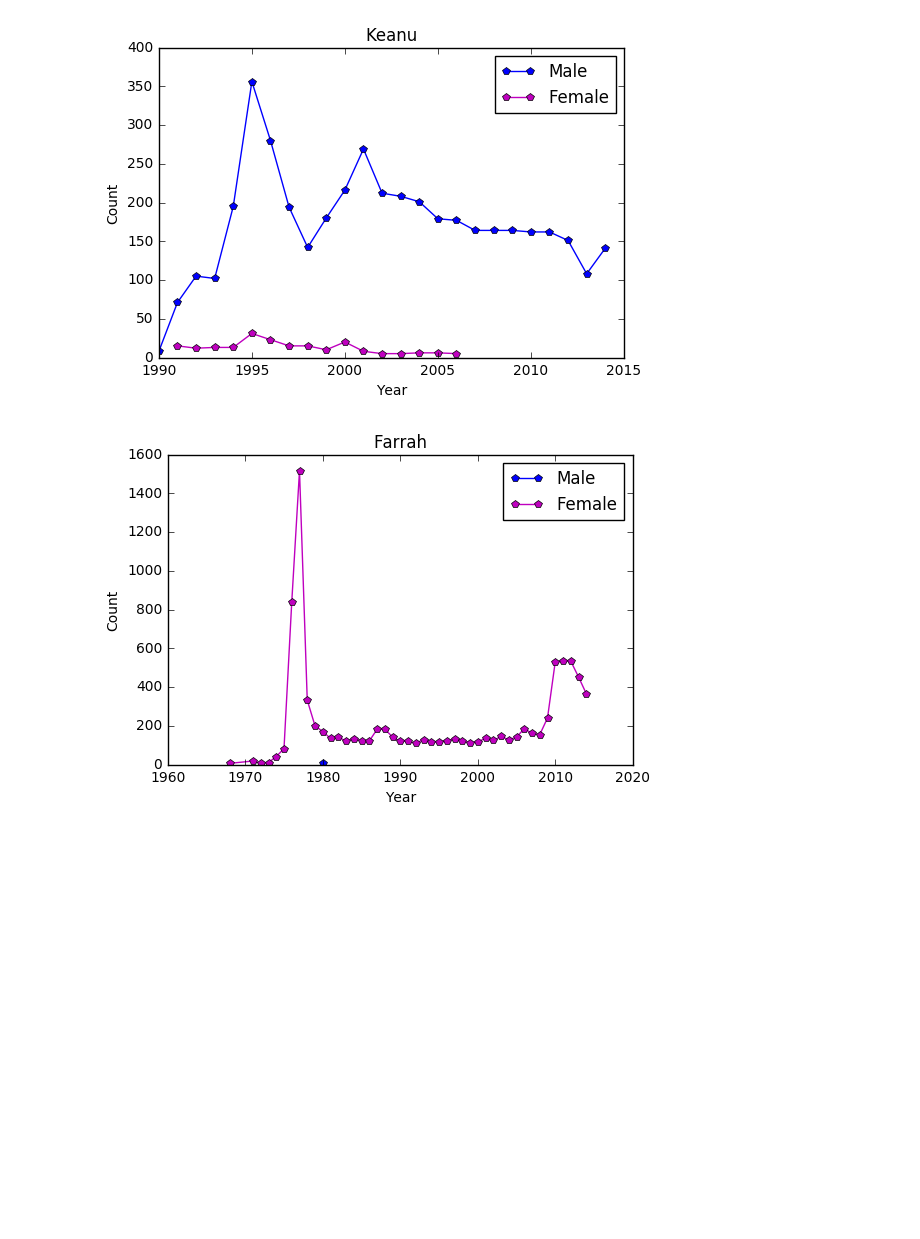
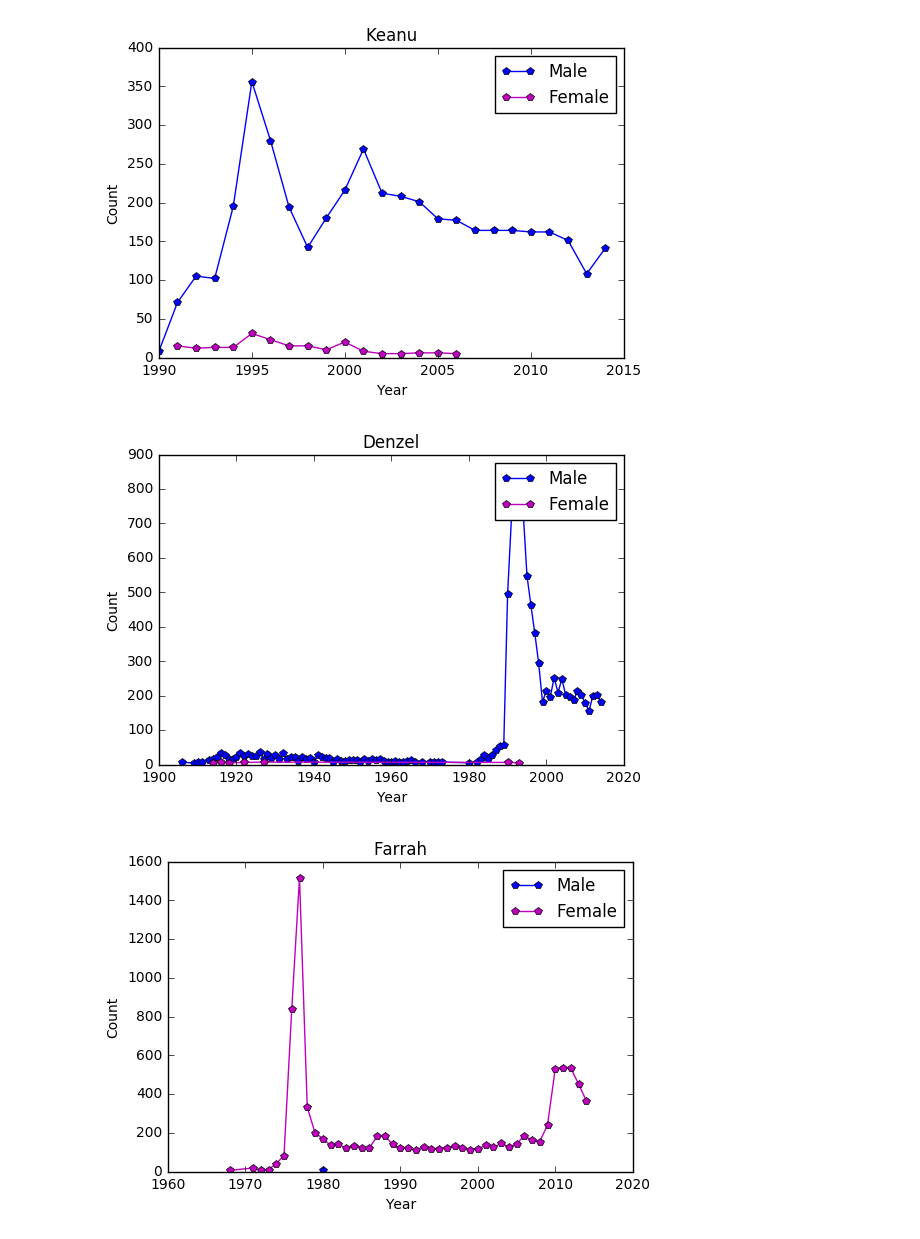
Before and after one commit to hannabarr/DatabasesFinalProject, a Jupyter notebook: FinalProject.ipynb, the cells around one changed output. Drawn from its saved outputs; the diff is of its cells as text; code cells hidden in the pictures; blank space fills up the shorter version.

Commit message:
I'm Hanna and I made Denzel plots

```diff
--- a/FinalProject.ipynb
+++ b/FinalProject.ipynb
@@ -46,6 +46,16 @@ keanuFCounts = pd.DataFrame(cursor.fetchall(), columns=[r[0] for r in cursor.des
 makePlot(keanuMCounts, keanuFCounts, "Keanu")
 # %% [output]
 [figure]
+# %%
+denzelMquery, denzelFquery = buildQuery("Denzel")
+cursor.execute(denzelMquery)
+denzelMCounts = pd.DataFrame(cursor.fetchall(), columns=[r[0] for r in cursor.description])
+cursor.execute(denzelFquery)
+denzelFCounts = pd.DataFrame(cursor.fetchall(), columns=[r[0] for r in cursor.description])
+# %%
+makePlot(denzelMCounts,denzelFCounts, "Denzel")
+# %% [output]
+[figure, added]
 # %%
 FarrahMquery, FarrahFquery = buildQuery("Farrah")
 cursor.execute(FarrahMquery)
```
